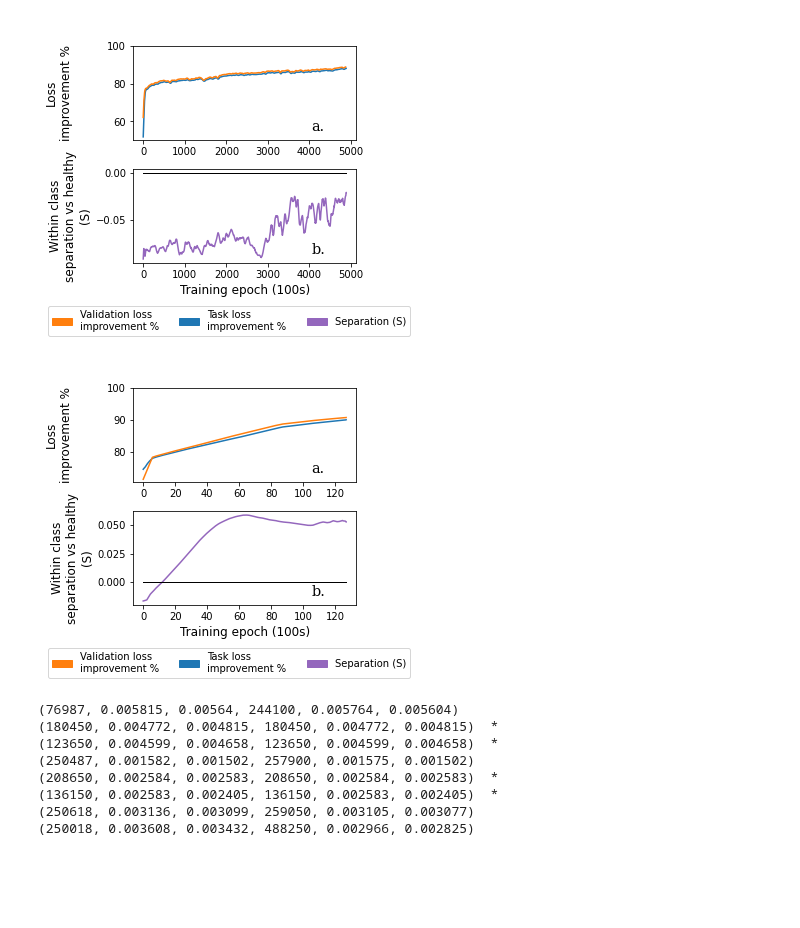
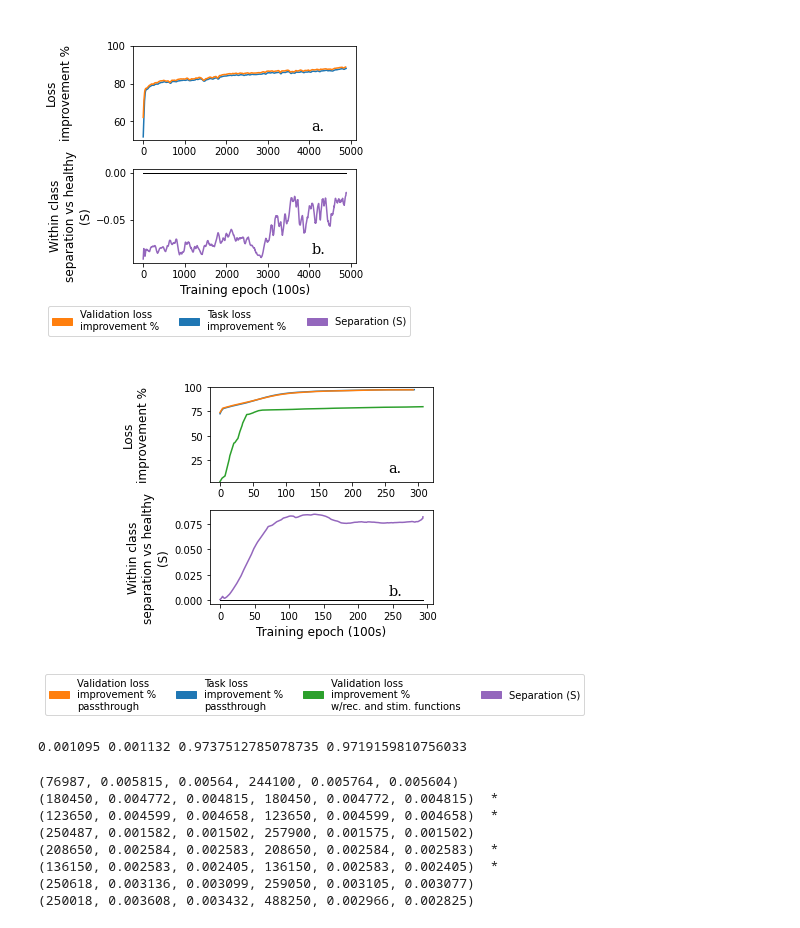
Before and after one commit to mmattb/coproc-poc, a Jupyter notebook: analyze_results.ipynb, the cells around one changed output. Drawn from its saved outputs; the diff is of its cells as text; code cells hidden in the pictures; blank space fills up the shorter version.

Commit message:
Add passthrough results

```diff
--- a/analyze_results.ipynb
+++ b/analyze_results.ipynb
@@ -38,7 +38,7 @@ PATH_PRERECOV_COADAPT = "models/gaussian20.1.75_connectionsIdxs[(1, 2, 0, 1), (0
 
 PATH_SENSOR_DRIFT = "models/gaussianDrifting20.1.75.0.0015_connectionsIdxs[(1, 2, 0, 1), (0, 1, 1, 2), (2, 3, 0, 1), (0, 1, 2, 3)]_gaussianExp16.sig2.175.decay0.3_enActTanh_cpnActTanh_coadapt/27d3fbcb-9938-4c29-a6d9-7962d44e508c"
 
-PATH_PASSTHROUGH_COADAPT = "models/passthrough_connectionsIdxs[(1, 2, 0, 1), (0, 1, 1, 2), (2, 3, 0, 1), (0, 1, 2, 3)]_gaussianPassthrough_enActTanh_cpnActTanh_coadapt/9fd67c6a-1a97-40d1-87ca-8bf3429ea039"
+PATH_PASSTHROUGH_COADAPT = "models/passthrough_connectionsIdxs[(1, 2, 0, 1), (0, 1, 1, 2), (2, 3, 0, 1), (0, 1, 2, 3)]_gaussianPassthrough_enActTanh_cpnActTanh_coadapt/3d9d61d3-bd5f-4d81-8404-371d8dc8104b"
 # %%
 # Two part stopping policy:
 # * Go no longer than 250000 epochs, so we have a hard stop
@@ -232,8 +232,9 @@ def graph_run(log_path, loss_healthy, loss_lesioned, fig, subplot1, subplot2,
     pct_recov, pct_recov_val, sep = graph_results(log_path, fig, axs_loss, axs_sep,
                   loss_healthy, loss_lesioned, apply_stopping_condition=apply_stopping_condition)
 
-    tx, ty = calc_text_xy(axs_loss, pos_is_top[0])
-    axs_loss.text(tx, ty, loss_label, fontsize='x-large', fontfamily='serif')
+    if pos_is_top[0] is not None:
+        tx, ty = calc_text_xy(axs_loss, pos_is_top[0])
+        axs_loss.text(tx, ty, loss_label, fontsize='x-large', fontfamily='serif')
 
     tx, ty = calc_text_xy(axs_sep, pos_is_top[1])
     axs_sep.text(tx, ty, sep_label, fontsize='x-large', fontfamily='serif')
@@ -384,25 +436,57 @@ plt.show()
 # %%
 # Comparison with passthrough functions
 
 fig = plt.figure(figsize=(4, 4))
 outer = gridspec.GridSpec(1, 1)
 
 axs_loss, axs_sep = graph_single(PATH_PASSTHROUGH_COADAPT, 0.00056582, 0.02072604,
                                  "Connection Lesion\nw/Passthrough Stim and\nObs Functions",
                                  fig, outer[0], apply_stopping_condition=False,
-                                 pos_is_top=(False, False))
+                                 pos_is_top=(None, False))
 
-orange_patch = mpatches.Patch(color='tab:orange', label='Validation loss\nimprovement %')
-blue_patch = mpatches.Patch(color='tab:blue', label='Task loss\nimprovement %')
+graph_val_reference(PATH_CON_COADAPT, 0.00056639, 0.02071923, axs_loss, "tab:green")
+
+orange_patch = mpatches.Patch(color='tab:orange', label='Validation loss\nimprovement %\npassthrough')
+blue_patch = mpatches.Patch(color='tab:blue', label='Task loss\nimprovement %\npassthrough')
+green_patch = mpatches.Patch(color='tab:green', label='Validation loss\nimprovement %\nw/rec. and stim. functions')
 purple_patch = mpatches.Patch(color='tab:purple', label='Separation (S)')
-plt.legend(handles=[orange_patch, blue_patch, purple_patch], loc="lower center",
-           bbox_to_anchor=(0.43, -0.82), ncol=3)
+plt.legend(handles=[orange_patch, blue_patch, green_patch, purple_patch], loc="lower center",
+           bbox_to_anchor=(0.47, -1.22), ncol=4)
 
-plt.savefig('paper/figs/training_results_drift.png', format='png', dpi=300, bbox_inches='tight')
+plt.savefig('paper/figs/training_results_passthrough.png', format='png', dpi=300, bbox_inches='tight')
 
 plt.show()
 # %% [output]
-[figure, old version]
+[figure, new version]
+# %%
+# Calculate table stats
+
+l = json.load(open(os.path.join(PATH_PASSTHROUGH_COADAPT, 'log'), 'r'))
+
+healthy_loss, lesioned_loss = 0.00056582, 0.02072604
+
+tl = []
+tvl = []
+for r in l:
+    try:
+        v = float(r['task_loss'])
+        tl.append(v)
+    except ValueError:
+        pass
+
+    try:
+        v = float(r['task_val_loss'])
+        tvl.append(v)
+    except ValueError:
+        pass
+
+min_tl = min(tl)
+min_tvl = min(tvl)
+pr_tl = 1 - (min_tl - healthy_loss) / (lesioned_loss - healthy_loss)
+pr_tvl = 1 - (min_tvl - healthy_loss) / (lesioned_loss - healthy_loss)
+print(min_tl, min_tvl, pr_tl, pr_tvl)
+# %% [output]
+0.001095 0.001132 0.9737512785078735 0.9719159810756033
 # %%
 # Pre-load the data
 paths = [PATH_M1_NO_COADAPT, PATH_M1_COADAPT,PATH_AIP_NO_COADAPT,
```
Also changed, not shown: parts of 1 cell of this notebook, 1 other file.
